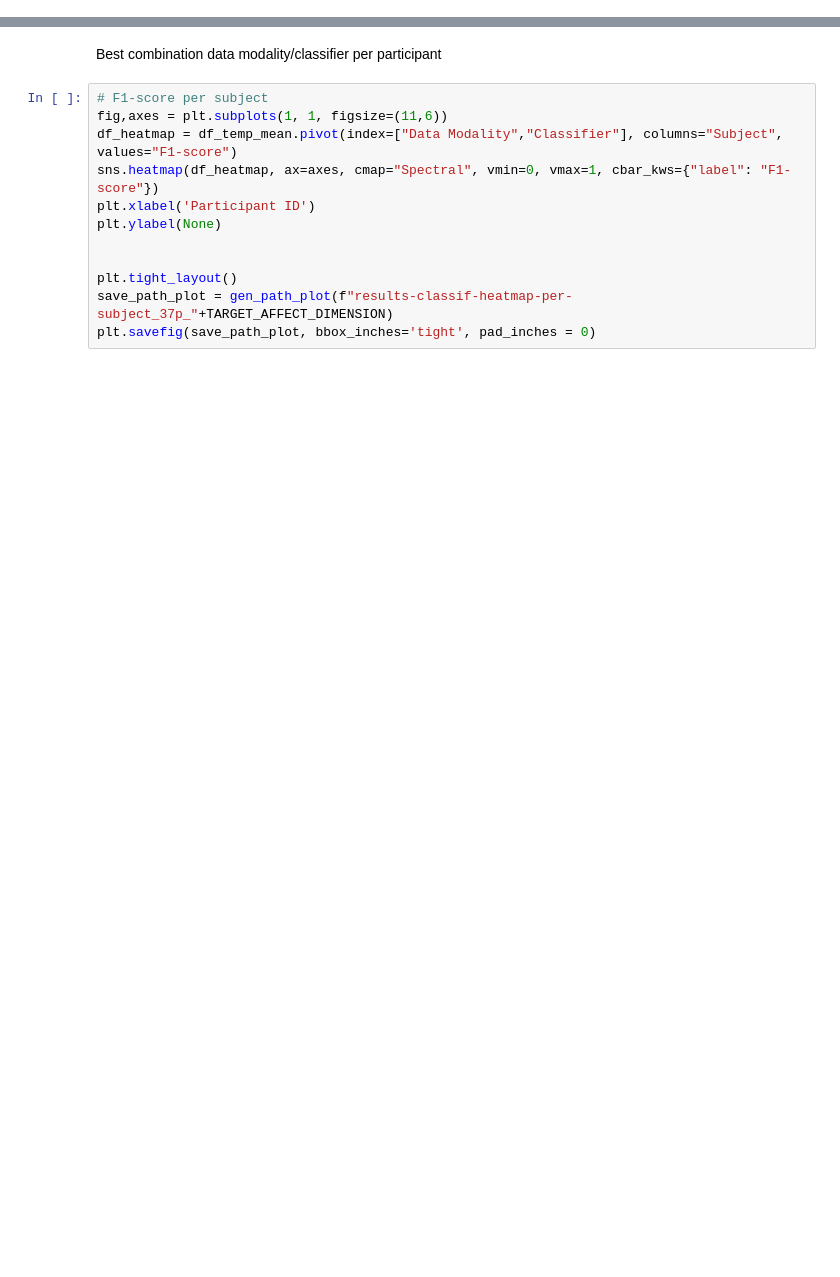
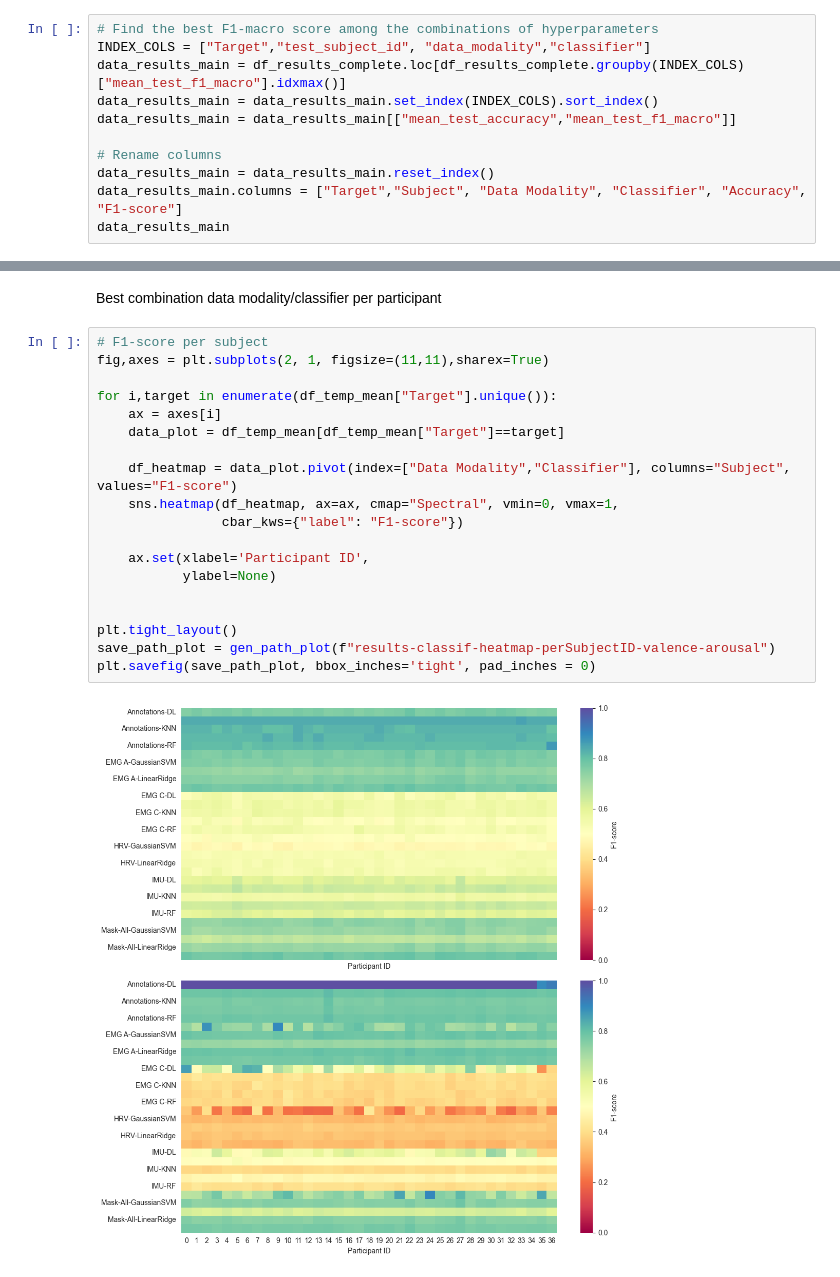
Before and after one commit to michalgnacek/AVDOS-VR, a Jupyter notebook: notebooks/3_ml_classification.ipynb, the cells around one changed output, grey strips where cells are left out. Cells and saved outputs as stored; diff of their text form; blank space fills up the shorter version.

```diff
--- a/notebooks/3_ml_classification.ipynb
+++ b/notebooks/3_ml_classification.ipynb
@@ -638,0 +704,11 @@ data_results_main
+# %%
+# Find the best F1-macro score among the combinations of hyperparameters
+INDEX_COLS = ["Target","test_subject_id", "data_modality","classifier"]
+data_results_main = df_results_complete.loc[df_results_complete.groupby(INDEX_COLS)["mean_test_f1_macro"].idxmax()]
+data_results_main = data_results_main.set_index(INDEX_COLS).sort_index()
+data_results_main = data_results_main[["mean_test_accuracy","mean_test_f1_macro"]]
+
+# Rename columns
+data_results_main = data_results_main.reset_index()
+data_results_main.columns = ["Target","Subject", "Data Modality", "Classifier", "Accuracy", "F1-score"]
+data_results_main
@@ -690,13 +902,22 @@ plt.savefig(save_path_plot)
 Best combination data modality/classifier per participant
 # %%
 # F1-score per subject
-fig,axes = plt.subplots(1, 1, figsize=(11,6))
-df_heatmap = df_temp_mean.pivot(index=["Data Modality","Classifier"], columns="Subject", values="F1-score")
-sns.heatmap(df_heatmap, ax=axes, cmap="Spectral", vmin=0, vmax=1, cbar_kws={"label": "F1-score"})
-plt.xlabel('Participant ID')
-plt.ylabel(None)
+fig,axes = plt.subplots(2, 1, figsize=(11,11),sharex=True)
+
+for i,target in enumerate(df_temp_mean["Target"].unique()):
+    ax = axes[i]
+    data_plot = df_temp_mean[df_temp_mean["Target"]==target]
+
+    df_heatmap = data_plot.pivot(index=["Data Modality","Classifier"], columns="Subject", values="F1-score")
+    sns.heatmap(df_heatmap, ax=ax, cmap="Spectral", vmin=0, vmax=1,
+                cbar_kws={"label": "F1-score"})
+
+    ax.set(xlabel='Participant ID',
+           ylabel=None)
 
 
 plt.tight_layout()
-save_path_plot = gen_path_plot(f"results-classif-heatmap-per-subject_37p_"+TARGET_AFFECT_DIMENSION)
+save_path_plot = gen_path_plot(f"results-classif-heatmap-perSubjectID-valence-arousal")
 plt.savefig(save_path_plot, bbox_inches='tight', pad_inches = 0)
+# %% [output]
+[figure, added]
```
Also changed, not shown: parts of 28 cells of this notebook, 6 other files.
